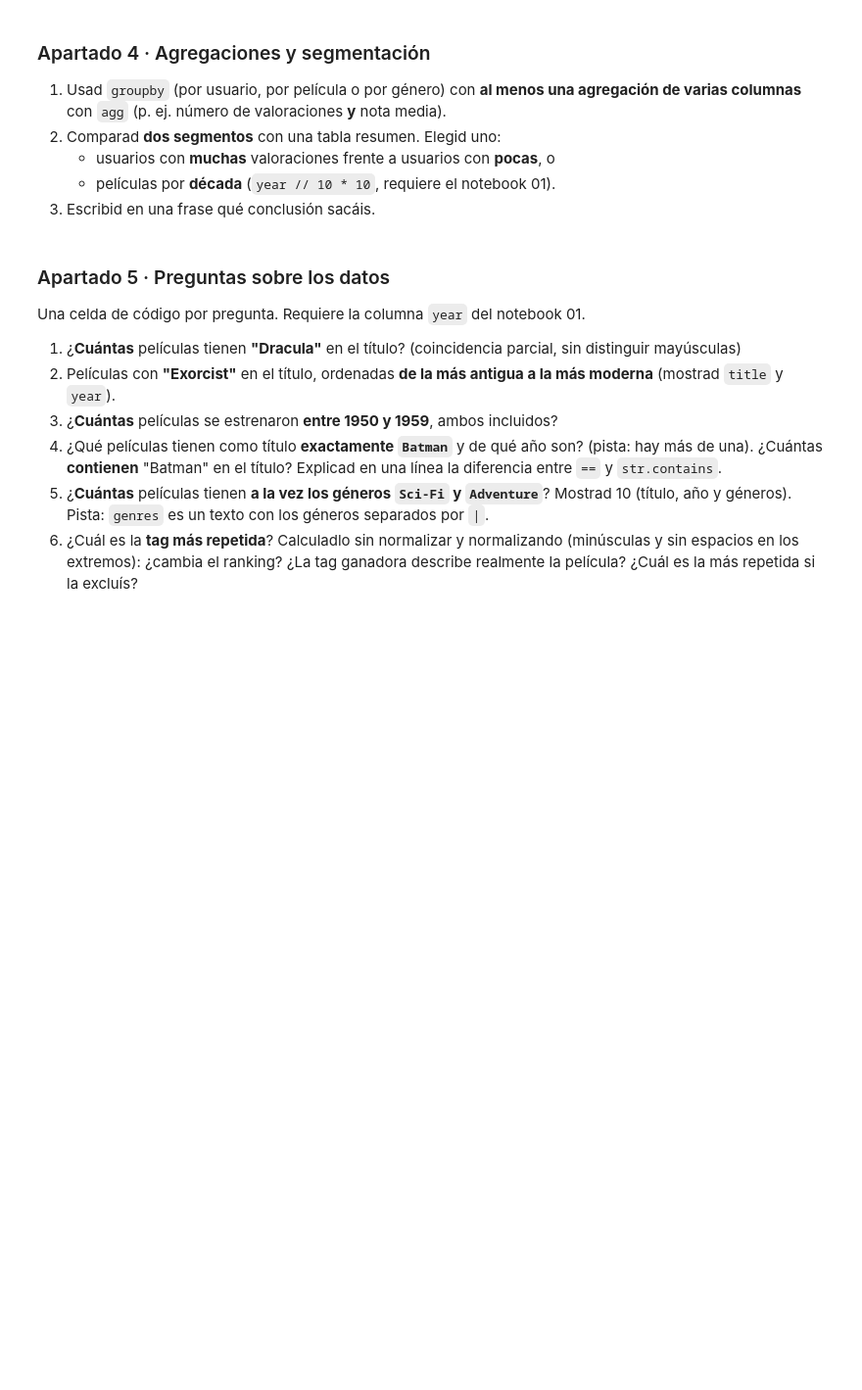
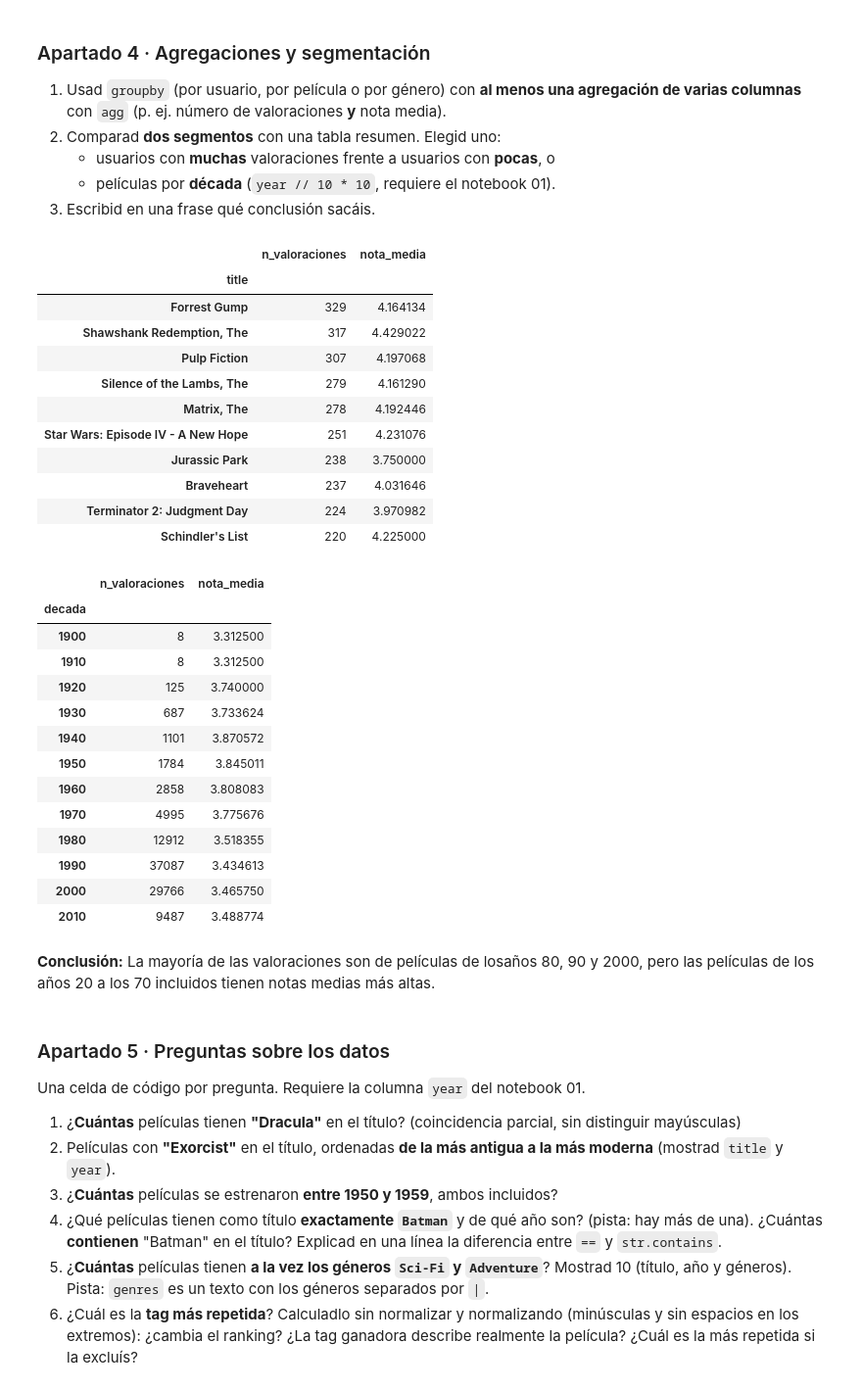
Before and after one commit to Jurovlo/tc-catalogo-peliculas, a Jupyter notebook: 02_analisis.ipynb, the cells around one changed output. Shown at 98% size. Cells and saved outputs as stored; diff of their text form; code cells hidden in the pictures; blank space fills up the shorter version.

```diff
--- a/02_analisis.ipynb
+++ b/02_analisis.ipynb
@@ -59,6 +110,48 @@ print(movies.shape, ratings.shape, tags.shape)
 3. Escribid en una frase qué conclusión sacáis.
 # %%
 # --- Apartado 4: Agregaciones ---
+
+# Punto 1.
+por_pelicula = ratings_movies.groupby("title").agg(
+    n_valoraciones=("rating", "count"),
+    nota_media=("rating", "mean"))
+display(por_pelicula.sort_values("n_valoraciones", ascending=False).head(10))
+
+# Punto 2.
+ratings_movies["decada"] = ratings_movies["year"] // 10 * 10
+por_decada = ratings_movies.groupby("decada").agg(
+    n_valoraciones=("rating", "count"),
+    nota_media=("rating", "mean"))
+display(por_decada)
+# %% [output]
+|  | n_valoraciones | nota_media |
+| title |  |  |
+| Forrest Gump | 329 | 4.164134 |
+| Shawshank Redemption, The | 317 | 4.429022 |
+| Pulp Fiction | 307 | 4.197068 |
+| Silence of the Lambs, The | 279 | 4.161290 |
+| Matrix, The | 278 | 4.192446 |
+| Star Wars: Episode IV - A New Hope | 251 | 4.231076 |
+| Jurassic Park | 238 | 3.750000 |
+| Braveheart | 237 | 4.031646 |
+| Terminator 2: Judgment Day | 224 | 3.970982 |
+| Schindler's List | 220 | 4.225000 |
+|  | n_valoraciones | nota_media |
+| decada |  |  |
+| 1900 | 8 | 3.312500 |
+| 1910 | 8 | 3.312500 |
+| 1920 | 125 | 3.740000 |
+| 1930 | 687 | 3.733624 |
+| 1940 | 1101 | 3.870572 |
+| 1950 | 1784 | 3.845011 |
+| 1960 | 2858 | 3.808083 |
+| 1970 | 4995 | 3.775676 |
+| 1980 | 12912 | 3.518355 |
+| 1990 | 37087 | 3.434613 |
+| 2000 | 29766 | 3.465750 |
+| 2010 | 9487 | 3.488774 |
+# %% [markdown]
+**Conclusión:** La mayoría de las valoraciones son de películas de losaños 80, 90 y 2000, pero las películas de los años 20 a los 70 incluidos tienen notas medias más altas.
 # %% [markdown]
 ### Apartado 5 · Preguntas sobre los datos
 
```
Also changed, not shown: parts of 11 cells of this notebook.
